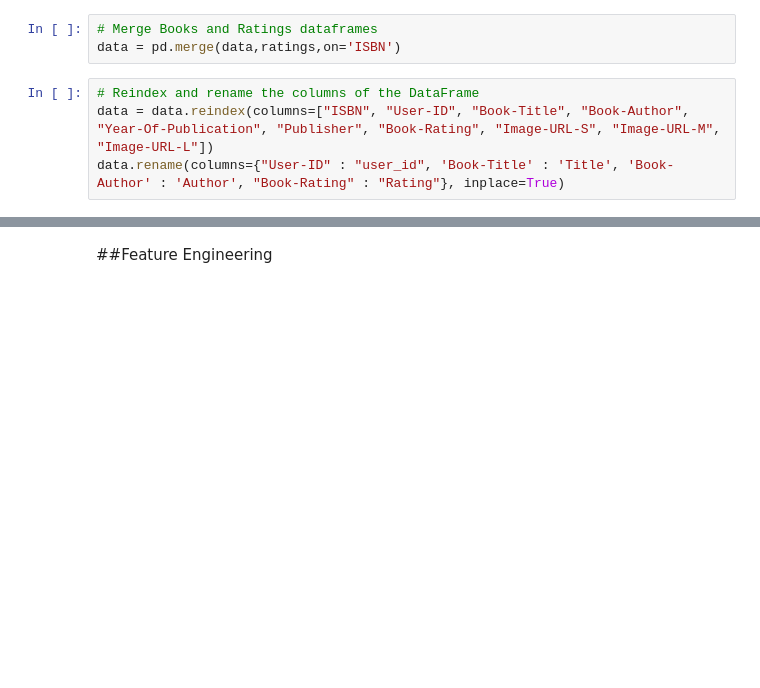
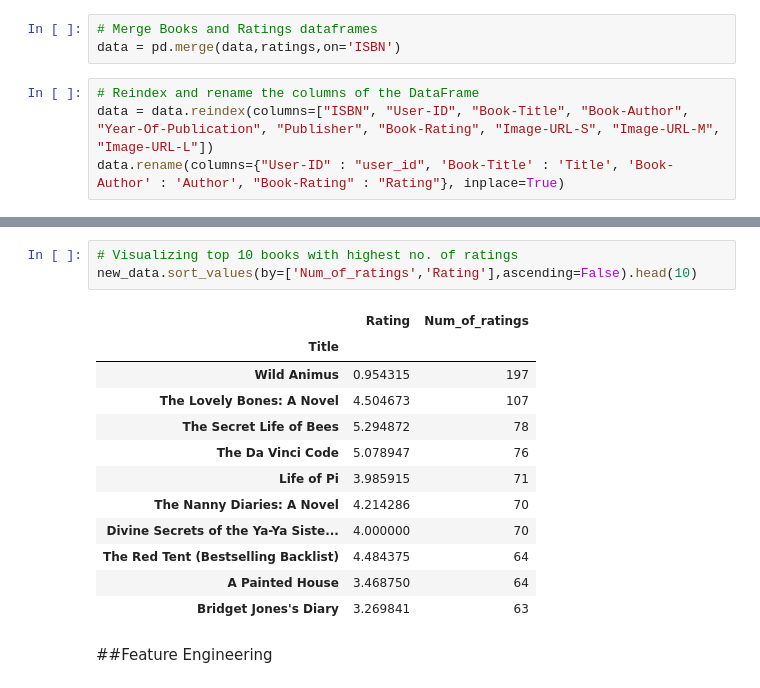
Before and after one commit to kapeeshvarma/Book-Recommendation-System, a Jupyter notebook: Book_Recommendation_System_Capstone_Project.ipynb, the cells around one changed output, grey strips where cells are left out. Cells and saved outputs as stored; diff of their text form; blank space fills up the shorter version.

```diff
--- a/Book_Recommendation_System_Capstone_Project.ipynb
+++ b/Book_Recommendation_System_Capstone_Project.ipynb
@@ -132,3 +142,19 @@ px.histogram(rating_cnt,x='Rating',marginal='box',nbins=15,width=750,height=500)
+# %%
+# Visualizing top 10 books with highest no. of ratings
+new_data.sort_values(by=['Num_of_ratings','Rating'],ascending=False).head(10)
+# %% [output]
+|  | Rating | Num_of_ratings |
+| Title |  |  |
+| Wild Animus | 0.954315 | 197 |
+| The Lovely Bones: A Novel | 4.504673 | 107 |
+| The Secret Life of Bees | 5.294872 | 78 |
+| The Da Vinci Code | 5.078947 | 76 |
+| Life of Pi | 3.985915 | 71 |
+| The Nanny Diaries: A Novel | 4.214286 | 70 |
+| Divine Secrets of the Ya-Ya Siste... | 4.000000 | 70 |
+| The Red Tent (Bestselling Backlist) | 4.484375 | 64 |
+| A Painted House | 3.468750 | 64 |
+| Bridget Jones's Diary | 3.269841 | 63 |
 # %% [markdown]
 ##Feature Engineering
 # %%
```
Also changed, not shown: parts of 8 cells of this notebook.
